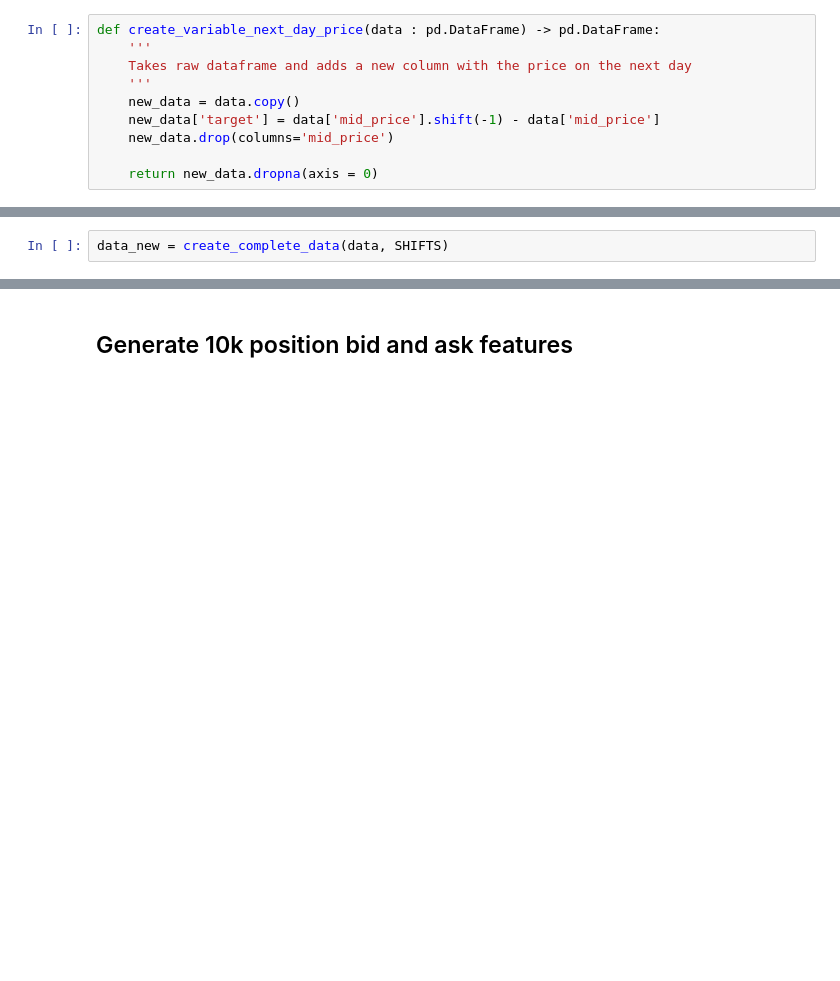
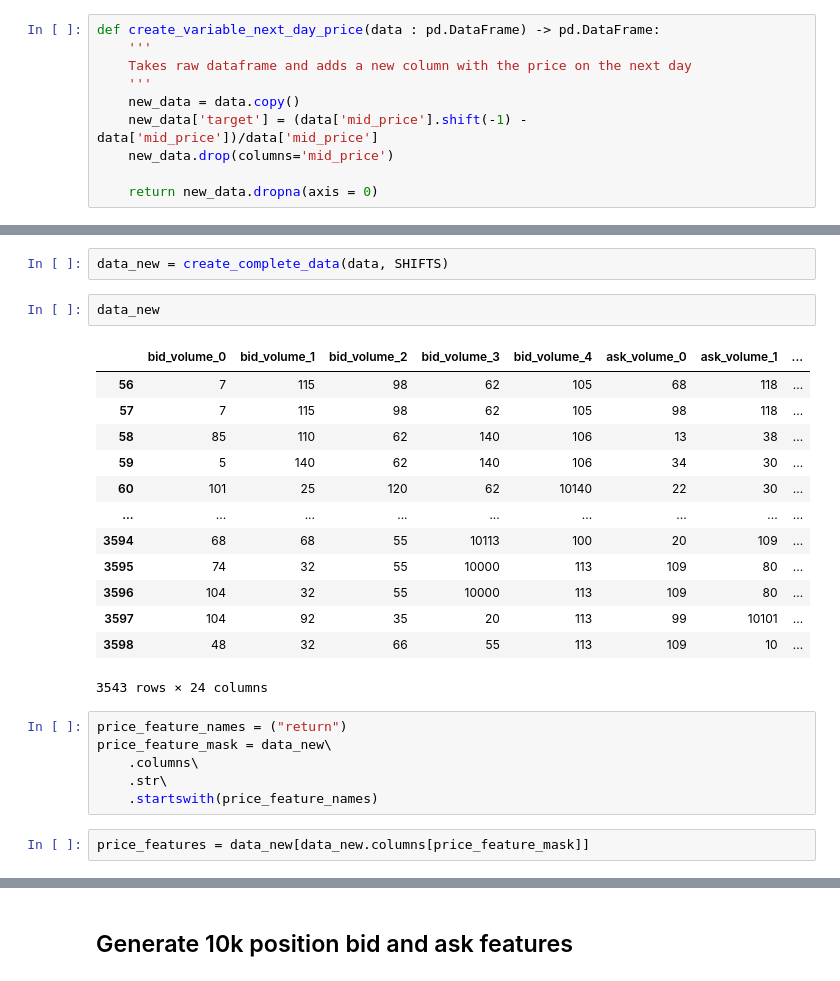
Before and after one commit to nicolassinott/Optiver_Ready_Trader_Go, a Jupyter notebook: pyready_trader_go/winning.ipynb, the cells around one changed output, grey strips where cells are left out. Cells and saved outputs as stored; diff of their text form; blank space fills up the shorter version.

```diff
--- a/pyready_trader_go/winning.ipynb
+++ b/pyready_trader_go/winning.ipynb
@@ -68,7 +99,7 @@ def create_variable_next_day_price(data : pd.DataFrame) -> pd.DataFrame:
     Takes raw dataframe and adds a new column with the price on the next day
     '''
     new_data = data.copy()
-    new_data['target'] = data['mid_price'].shift(-1) - data['mid_price']
+    new_data['target'] = (data['mid_price'].shift(-1) - data['mid_price'])/data['mid_price']
     new_data.drop(columns='mid_price')
 
     return new_data.dropna(axis = 0)
@@ -84,3 +115,27 @@ def create_complete_data(data : pd.DataFrame, shifts : list) -> pd.DataFrame:
     return new_data
 # %%
 data_new = create_complete_data(data, SHIFTS)
+# %%
+data_new
+# %% [output]
+|  | bid_volume_0 | bid_volume_1 | bid_volume_2 | bid_volume_3 | bid_volume_4 | ask_volume_0 | ask_volume_1 | ... |
+| 56 | 7 | 115 | 98 | 62 | 105 | 68 | 118 | ... |
+| 57 | 7 | 115 | 98 | 62 | 105 | 98 | 118 | ... |
+| 58 | 85 | 110 | 62 | 140 | 106 | 13 | 38 | ... |
+| 59 | 5 | 140 | 62 | 140 | 106 | 34 | 30 | ... |
+| 60 | 101 | 25 | 120 | 62 | 10140 | 22 | 30 | ... |
+| ... | ... | ... | ... | ... | ... | ... | ... | ... |
+| 3594 | 68 | 68 | 55 | 10113 | 100 | 20 | 109 | ... |
+| 3595 | 74 | 32 | 55 | 10000 | 113 | 109 | 80 | ... |
+| 3596 | 104 | 32 | 55 | 10000 | 113 | 109 | 80 | ... |
+| 3597 | 104 | 92 | 35 | 20 | 113 | 99 | 10101 | ... |
+| 3598 | 48 | 32 | 66 | 55 | 113 | 109 | 10 | ... |
+3543 rows × 24 columns
+# %%
+price_feature_names = ("return")
+price_feature_mask = data_new\
+    .columns\
+    .str\
+    .startswith(price_feature_names)
+# %%
+price_features = data_new[data_new.columns[price_feature_mask]]
```
Also changed, not shown: parts of 33 cells of this notebook.
